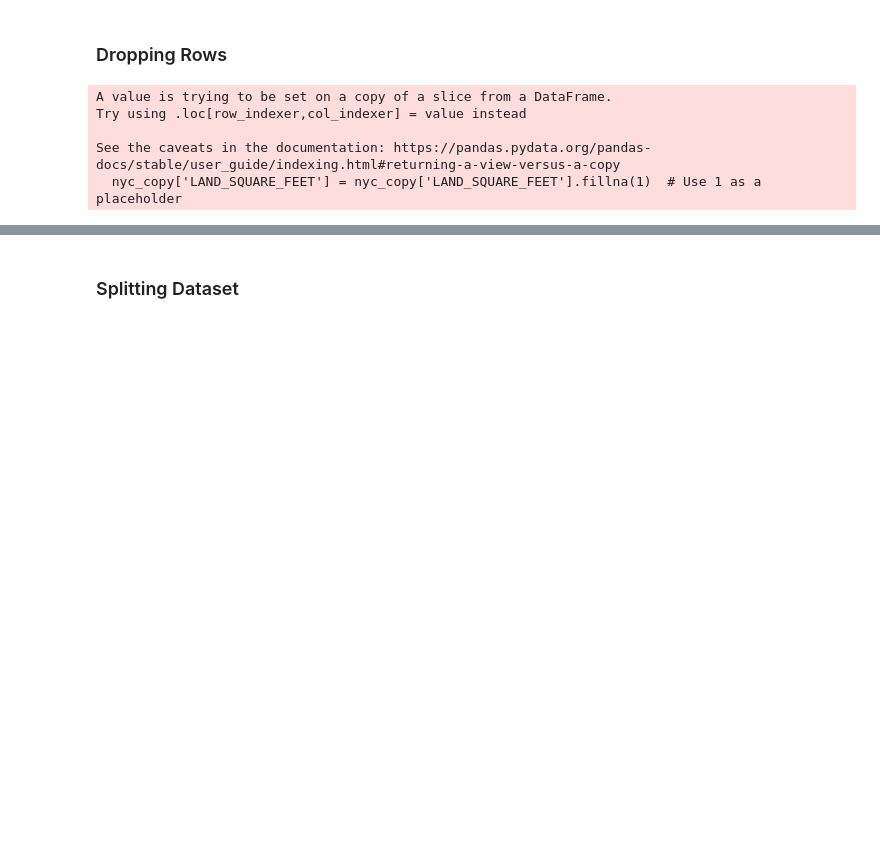
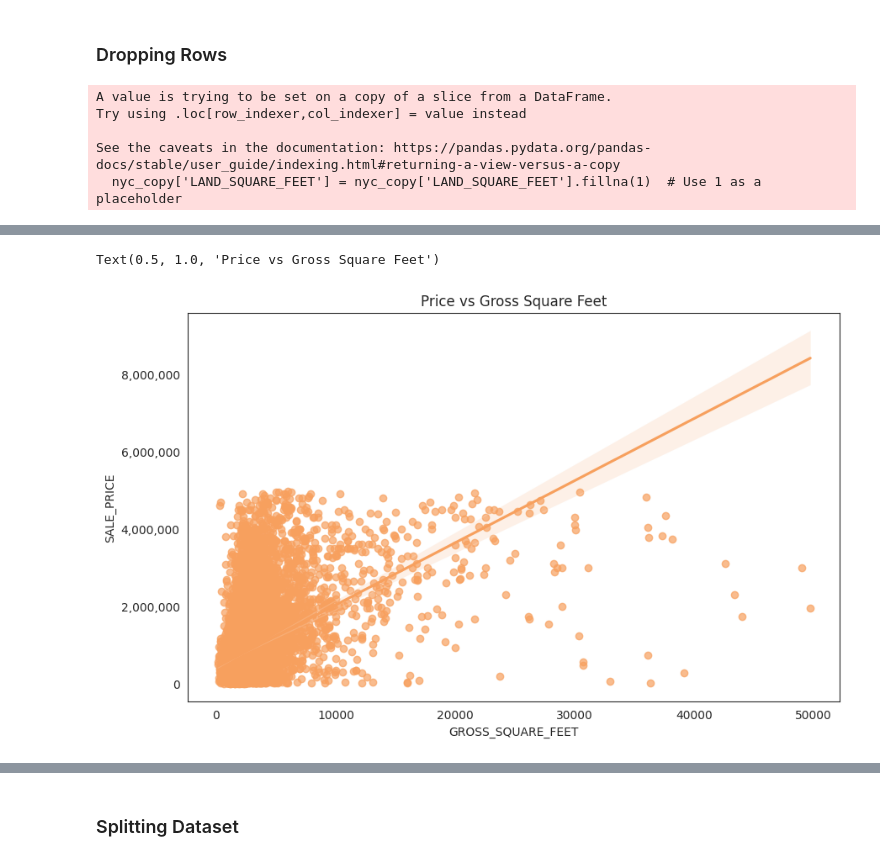
Before and after one commit to eshentong/NYC-HousingPricePrediction, a Jupyter notebook: BA810_NYC_Propertiesipynb.ipynb, the cells around one changed output, grey strips where cells are left out. Drawn from its saved outputs; the diff is of its cells as text; code cells hidden in the pictures; blank space fills up the shorter version.

```diff
--- a/BA810_NYC_Propertiesipynb.ipynb
+++ b/BA810_NYC_Propertiesipynb.ipynb
@@ -561,0 +555,12 @@ See the caveats in the documentation: https://pandas.pydata.org/pandas-docs/stab
+# %%
+from matplotlib import ticker
+# Scatter plot of Gross Square Footage
+plt.figure(figsize=(10,6))
+ax = sns.regplot(x='GROSS_SQUARE_FEET', y='SALE_PRICE', data=nyc_copy, scatter_kws={'alpha': 0.7})
+# Formatting y-axis ticks to display in their original units
+formatter = ticker.FuncFormatter(lambda x, pos: f'{x:,.0f}')  # Modify the format if needed
+ax.yaxis.set_major_formatter(formatter)
+plt.title('Price vs Gross Square Feet')
+# %% [output]
+Text(0.5, 1.0, 'Price vs Gross Square Feet')
+[figure, added]
```
Also changed, not shown: parts of 25 cells of this notebook.
